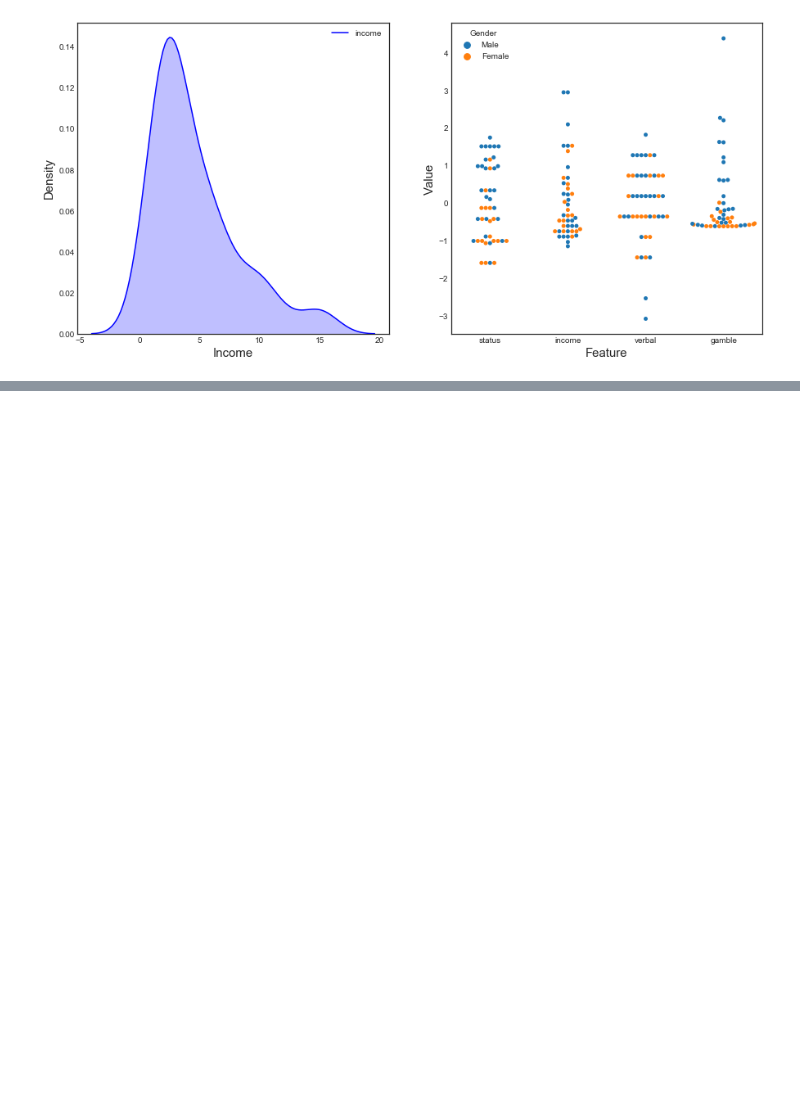
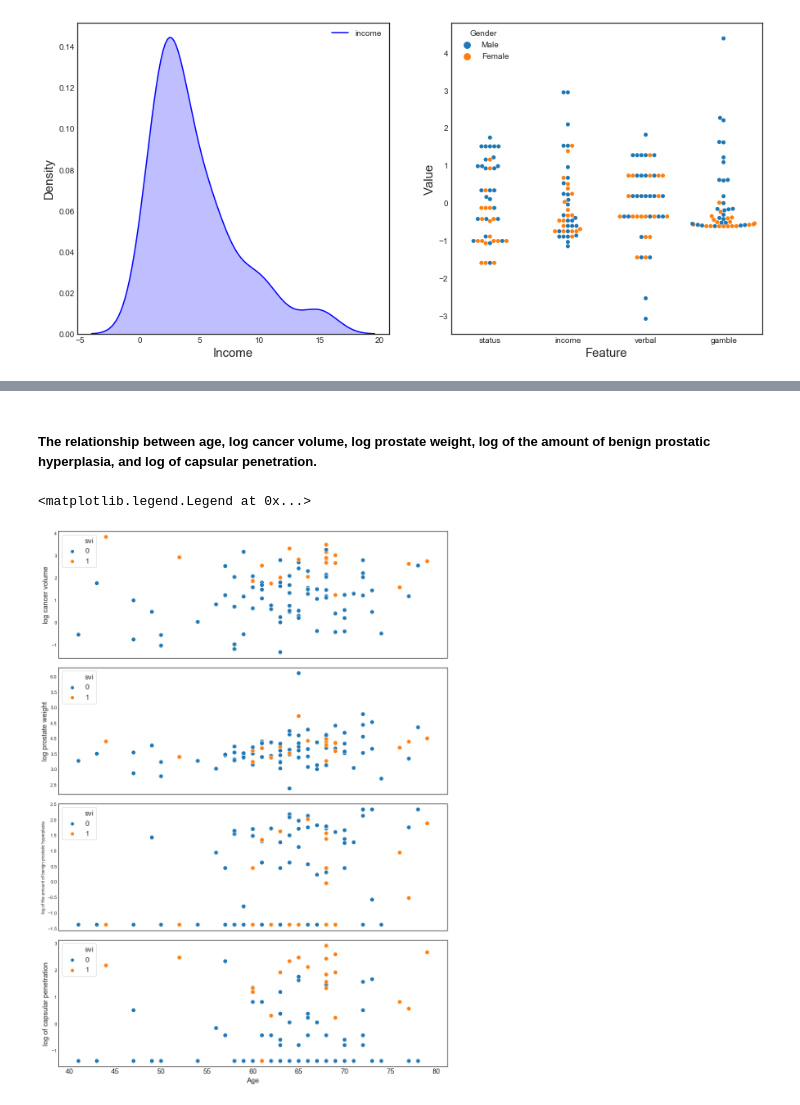
Before and after one commit to LeoUCD/Linear_Models_in_Python, a Jupyter notebook: Chapter1_Introduction.ipynb, the cells around one changed output, grey strips where cells are left out. Drawn from its saved outputs; the diff is of its cells as text; code cells hidden in the pictures; blank space fills up the shorter version.

```diff
--- a/Chapter1_Introduction.ipynb
+++ b/Chapter1_Introduction.ipynb
@@ -498,0 +553,33 @@ ax2.legend(handles, ['Male','Female'], title='Gender')
+# %% [markdown]
+##### The relationship between age, log cancer volume, log prostate weight, log of the amount of benign prostatic hyperplasia, and log of capsular penetration.
+# %%
+fig, (ax1, ax2, ax3, ax4)=plt.subplots(nrows=4, sharex=True, sharey=False)
+fig.set_figwidth(12)
+fig.set_figheight(18)
+fig.tight_layout(rect=[0, 0.05, 1, 0.95])
+
+#first plot
+sns.scatterplot(x='age', y='lcavol', hue='svi', data=prostate,s=80, ax=ax1)
+ax1.set_ylabel('log cancer volume', fontsize=15)
+#second plot
+sns.scatterplot(x='age', y='lweight', hue='svi', data=prostate,s=80, ax=ax2)
+ax2.set_ylabel('log prostate weight', fontsize=15)
+#third plot
+sns.scatterplot(x='age',y='lbph', hue='svi', data=prostate,s=80, ax=ax3)
+ax3.set_ylabel('log of the amount of benign prostatic hyperplasia', fontsize=9)
+#fourth plot
+sns.scatterplot(x='age', y='lcp', hue='svi', data=prostate, s=80, ax=ax4)
+ax4.set_ylabel('log of capsular penetration', fontsize=15)
+
+#set xlabel and ticks
+ax4.set_xlabel('Age', fontsize=15)
+for item in ax4.get_xticklabels():
+    item.set_fontsize(15)
+#Set legend
+ax1.legend(loc=2, fontsize=15, frameon=True)
+ax2.legend(loc=2, fontsize=15, frameon=True)
+ax3.legend(loc=2, fontsize=15, frameon=True)
+ax4.legend(loc=2, fontsize=15, frameon=True)
+# %% [output]
+<matplotlib.legend.Legend at 0x...>
+[figure, added]
```
Also changed, not shown: parts of 8 cells of this notebook.
